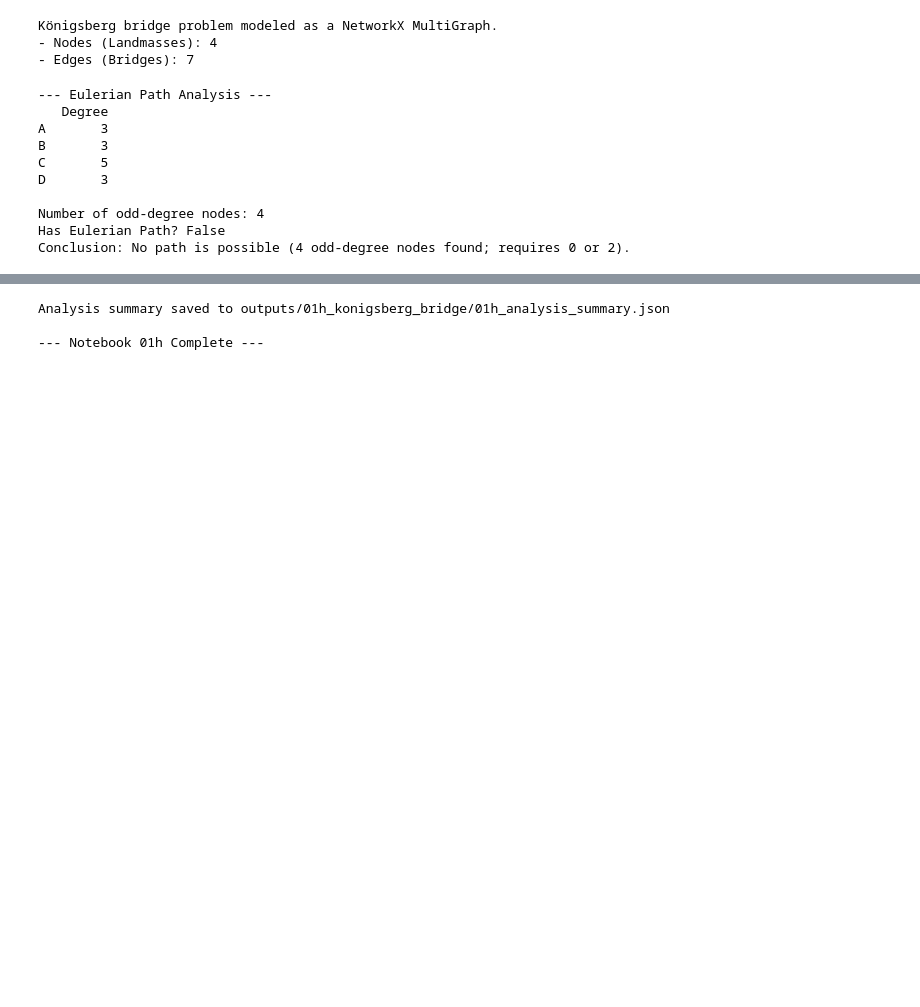
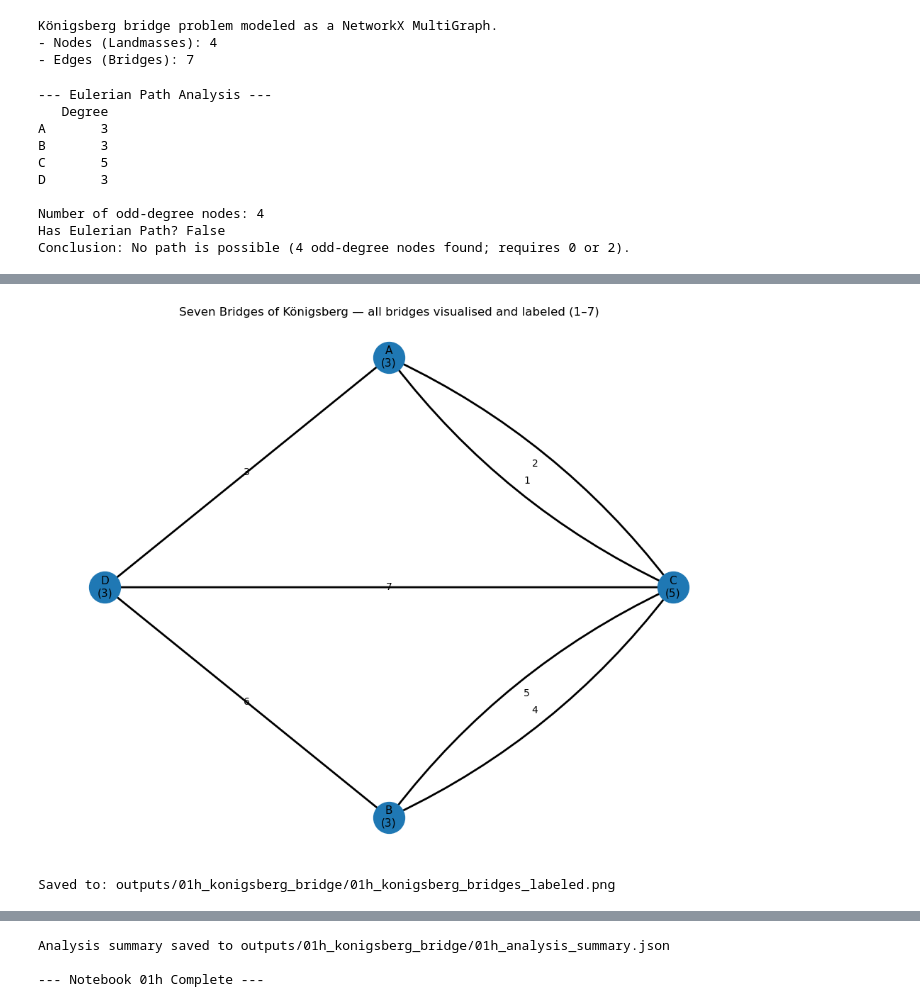
Before and after one commit to RossTylr/REACH-Map-NHS-SW, a Jupyter notebook: notebooks/01h_standalone_konigsberg_bridge_example.ipynb, the cells around one changed output, grey strips where cells are left out. Drawn from its saved outputs; the diff is of its cells as text; code cells hidden in the pictures; blank space fills up the shorter version.

```diff
--- a/notebooks/01h_standalone_konigsberg_bridge_example.ipynb
+++ b/notebooks/01h_standalone_konigsberg_bridge_example.ipynb
@@ -208,0 +164,73 @@ Graph visualisation saved to outputs/01h_konigsberg_bridge/01h_konigsberg_bridge
+# %%
+# --- Step 3 (revised): Visualise *all* bridges with unique labels ---
+from collections import defaultdict
+import math
+
+def visualize_all_bridges(G: nx.MultiGraph, file_path: Path, also_svg: bool = True) -> None:
+    """Draws each parallel bridge with curvature and a numeric label (1–7)."""
+    # Fixed geographic-style layout (as you had it)
+    pos = {"A": (0, 2), "B": (0, 0), "C": (1.6, 1), "D": (-1.6, 1)}
+
+    # Ensure each edge has a bridge_id (1..n)
+    for i, (_, _, k, data) in enumerate(G.edges(keys=True, data=True), start=1):
+        data.setdefault("bridge_id", i)
+
+    # Compute curvature per unordered node pair so parallels don’t overlap
+    pair_to_keys = defaultdict(list)
+    for u, v, k in G.edges(keys=True):
+        pair_to_keys[tuple(sorted((u, v)))].append(k)
+
+    pair_to_rad = {}
+    for pair, keys in pair_to_keys.items():
+        n = len(keys)
+        if n == 1:
+            pair_to_rad[pair] = {keys[0]: 0.0}
+        else:
+            step = 0.25
+            start = -step * (n - 1) / 2.0
+            pair_to_rad[pair] = {k: (start + i * step) for i, k in enumerate(sorted(keys))}
+
+    fig, ax = plt.subplots(figsize=(10, 8))
+
+    # Nodes + labels (include degree)
+    nx.draw_networkx_nodes(G, pos=pos, ax=ax, node_size=1000)
+    node_labels = {n: f"{n}\n({G.degree(n)})" for n in G.nodes()}
+    nx.draw_networkx_labels(G, pos=pos, labels=node_labels, ax=ax, font_size=11)
+
+    def perp_offset(p0, p1, scale):
+        x0, y0 = p0; x1, y1 = p1
+        dx, dy = (x1 - x0), (y1 - y0)
+        L = math.hypot(dx, dy) or 1.0
+        # Perpendicular unit vector
+        ux, uy = -dy / L, dx / L
+        return (ux * scale, uy * scale)
+
+    # Draw edges individually with curvature and manual labels
+    for u, v, k, data in G.edges(keys=True, data=True):
+        rad = pair_to_rad[tuple(sorted((u, v)))][k]
+        nx.draw_networkx_edges(
+            G, pos=pos, edgelist=[(u, v)], ax=ax,
+            connectionstyle=f"arc3,rad={rad}", width=2.0
+        )
+        # Manual label near the curved edge
+        p0, p1 = pos[u], pos[v]
+        mid = ((p0[0] + p1[0]) / 2.0, (p0[1] + p1[1]) / 2.0)
+        offx, offy = perp_offset(p0, p1, 0.35 * rad)
+        ax.text(mid[0] + offx, mid[1] + offy, str(data["bridge_id"]),
+                fontsize=10, ha="center", va="center")
+
+    ax.set_title("Seven Bridges of Königsberg — all bridges visualised and labeled (1–7)")
+    ax.axis("off")
+    plt.tight_layout()
+    fig.savefig(file_path, dpi=200)
+    if also_svg:
+        fig.savefig(file_path.with_suffix(".svg"))
+    plt.show()
+
+# Call it (add a second output alongside your existing png if you like)
+out_png = cfg.output_dir / "01h_konigsberg_bridges_labeled.png"
+visualize_all_bridges(G_konigsberg, out_png)
+print(f"Saved to: {out_png}")
+# %% [output]
+[figure, added]
+Saved to: outputs/01h_konigsberg_bridge/01h_konigsberg_bridges_labeled.png
```
Also changed, not shown: parts of 8 cells of this notebook, 11 other files.
